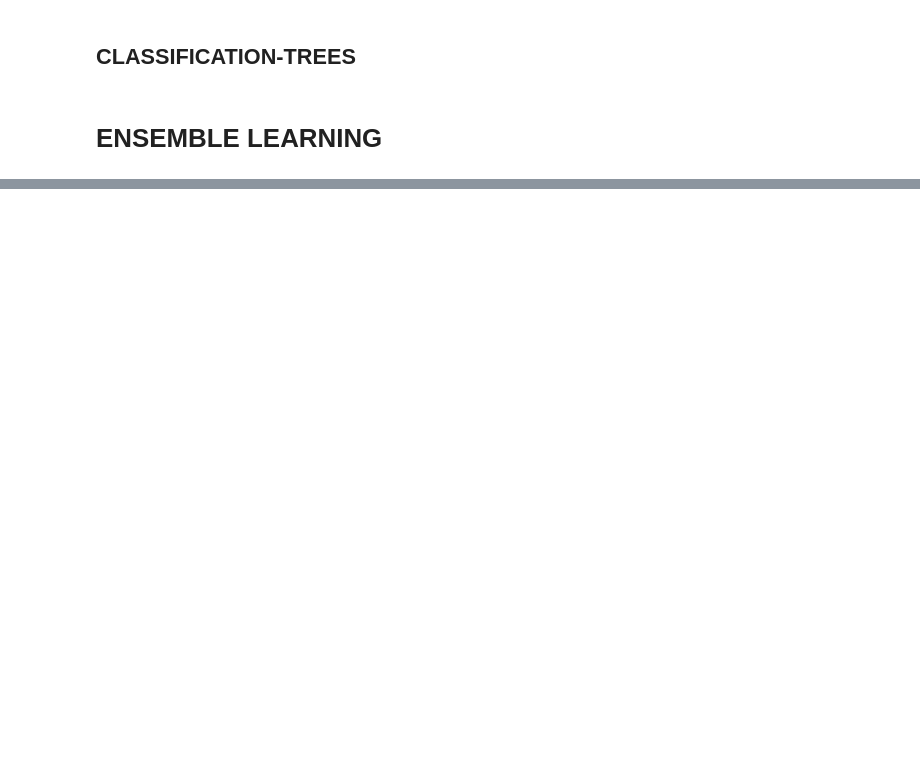
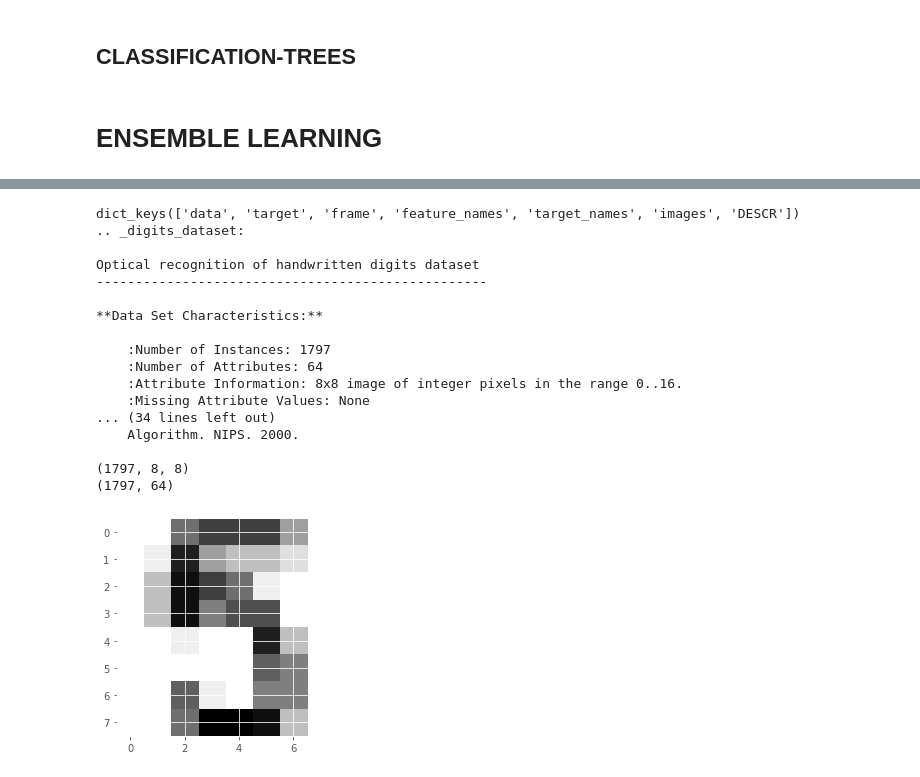
Before and after one commit to ecuerbo/pyprac, a Jupyter notebook: datacamp/machine-learning-basics.ipynb, the cells around one changed output, grey strips where cells are left out. Drawn from its saved outputs; the diff is of its cells as text; code cells hidden in the pictures; blank space fills up the shorter version.

```diff
--- a/datacamp/machine-learning-basics.ipynb
+++ b/datacamp/machine-learning-basics.ipynb
@@ -232,0 +326,38 @@ print('Voting Classifier: {:.3f}'.format(accuracy))
+# %%
+# Import necessary modules
+from sklearn import datasets
+import matplotlib.pyplot as plt
+
+# Load the digits dataset: digits
+digits = datasets.load_digits()
+
+# Print the keys and DESCR of the dataset
+print(digits.keys())
+print(digits.DESCR)
+
+# Print the shape of the images and data keys
+print(digits.images.shape)
+print(digits.data.shape)
+
+# Display digit 1010
+plt.imshow(digits.images[1010], cmap=plt.cm.gray_r, interpolation='nearest')
+plt.show()
+# %% [output]
+dict_keys(['data', 'target', 'frame', 'feature_names', 'target_names', 'images', 'DESCR'])
+.. _digits_dataset:
+
+Optical recognition of handwritten digits dataset
+--------------------------------------------------
+
+**Data Set Characteristics:**
+
+    :Number of Instances: 1797
+    :Number of Attributes: 64
+    :Attribute Information: 8x8 image of integer pixels in the range 0..16.
+    :Missing Attribute Values: None
+... (34 lines left out)
+    Algorithm. NIPS. 2000.
+
+(1797, 8, 8)
+(1797, 64)
+[figure, added]
```
Also changed, not shown: parts of 29 cells of this notebook, 1 other file.
